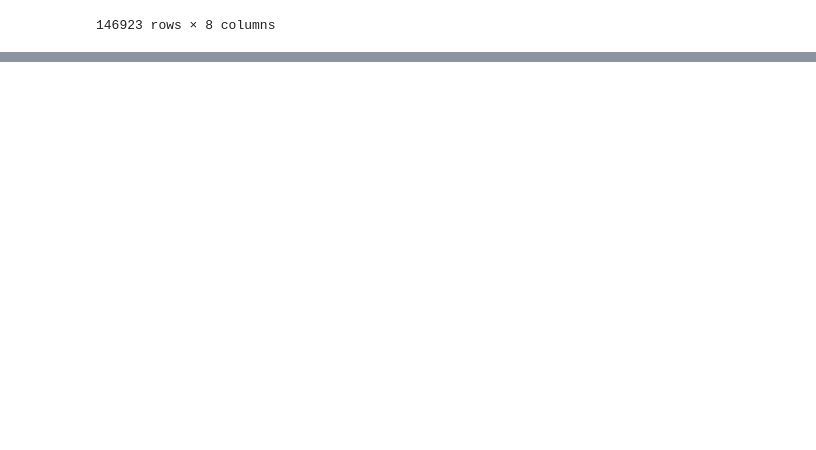
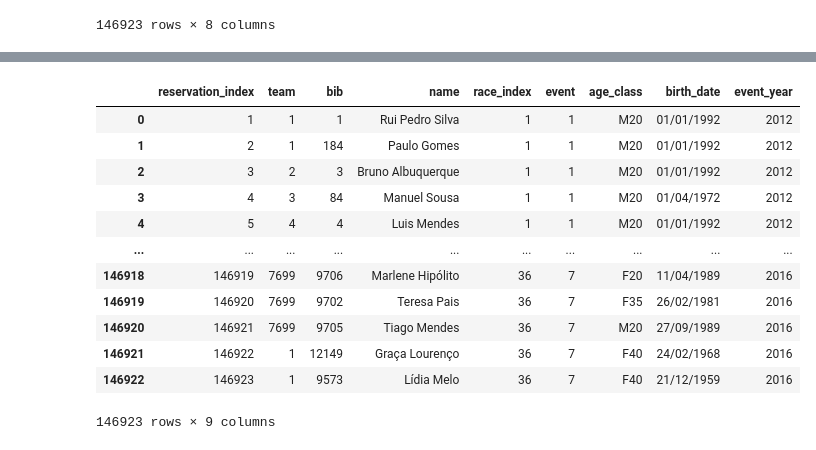
Before and after one commit to VascoBartolo/db-project, a Jupyter notebook: primary tables.ipynb, the cells around one changed output, grey strips where cells are left out. Drawn from its saved outputs; the diff is of its cells as text; code cells hidden in the pictures; blank space fills up the shorter version.

Commit message:
foreign keys for results table

```diff
--- a/primary tables.ipynb
+++ b/primary tables.ipynb
@@ -373,20 +373,3 @@ reservation2
 | 146921 | 146922 | Individual | 12149 | Graça Lourenço | sao-silvestre | F40 | 24/02/1968 | 2016 |
 | 146922 | 146923 | Individual | 9573 | Lídia Melo | sao-silvestre | F40 | 21/12/1959 | 2016 |
 146923 rows × 8 columns
-# %%
-for i in range(len(reservation2)):
-    row = reservation2.iloc[i]
-    index_event = unique_events2.loc[unique_events2['event'] == row[4]]['event_index']
-    index_runner = runners_table2.loc[runners_table2['name'] == row[3]]['runner_index']
-    index_team = table_team2.loc[table_team2['team'] == row[1]]['team_index']
-    index_age_class = unique_age_class2.loc[unique_age_class2['age_class'] == row[5]]['age_class_index']
-    row[4] = index_event
-    row[3] = index_runner
-    row[1] = index_team
-    row[5] = index_age_class
-    reservation2.iloc[i] = row
-
-reservation2.rename(columns = {'event':'event_index'}, inplace = True)
-reservation2.rename(columns = {'name':'runner_index'}, inplace = True)
-reservation2.rename(columns = {'team':'team_index'}, inplace = True)
-reservation2.rename(columns = {'age_class':'age_class_index'}, inplace = True)
@@ -413,0 +376,7 @@ reservation2
+# %%
+for i in range(len(reservation2)):
+    team = reservation2.iloc[i,1]
+    index_team = table_team2.loc[table_team2['team'] == team]['team_index']
+    reservation2.iloc[i,1] = index_team
+
+reservation2
@@ -413,0 +397,7 @@ reservation2
+# %%
+for i in range(len(reservation2)):
+    event = reservation2.iloc[i,4]
+    index_event = unique_events2.loc[unique_events2['event'] == event]['event_index']
+    reservation2.iloc[i,4] = index_event
+
+reservation2
@@ -413,0 +418,25 @@ reservation2
+# %%
+race_index = [None] * (len(reservation2.index))
+
+for i in range(len(reservation2)):
+    event = reservation2.iloc[i,4]
+    event_year = reservation2.iloc[i,7]
+    index_race = unique_races2.loc[(unique_races2['event'] == event) & (unique_races2['event_year'] == event_year)]['race_index']
+    race_index[i] = index_race.iloc[0]
+
+reservation2.insert(4, "race_index", race_index , True)
+reservation2
+# %% [output]
+|  | reservation_index | team | bib | name | race_index | event | age_class | birth_date | event_year |
+| 0 | 1 | 1 | 1 | Rui Pedro Silva | 1 | 1 | M20 | 01/01/1992 | 2012 |
+| 1 | 2 | 1 | 184 | Paulo Gomes | 1 | 1 | M20 | 01/01/1992 | 2012 |
+| 2 | 3 | 2 | 3 | Bruno Albuquerque | 1 | 1 | M20 | 01/01/1992 | 2012 |
+| 3 | 4 | 3 | 84 | Manuel Sousa | 1 | 1 | M20 | 01/04/1972 | 2012 |
+| 4 | 5 | 4 | 4 | Luis Mendes | 1 | 1 | M20 | 01/01/1992 | 2012 |
+| ... | ... | ... | ... | ... | ... | ... | ... | ... | ... |
+| 146918 | 146919 | 7699 | 9706 | Marlene Hipólito | 36 | 7 | F20 | 11/04/1989 | 2016 |
+| 146919 | 146920 | 7699 | 9702 | Teresa Pais | 36 | 7 | F35 | 26/02/1981 | 2016 |
+| 146920 | 146921 | 7699 | 9705 | Tiago Mendes | 36 | 7 | M20 | 27/09/1989 | 2016 |
+| 146921 | 146922 | 1 | 12149 | Graça Lourenço | 36 | 7 | F40 | 24/02/1968 | 2016 |
+| 146922 | 146923 | 1 | 9573 | Lídia Melo | 36 | 7 | F40 | 21/12/1959 | 2016 |
+146923 rows × 9 columns
```
Also changed, not shown: parts of 11 cells of this notebook.
